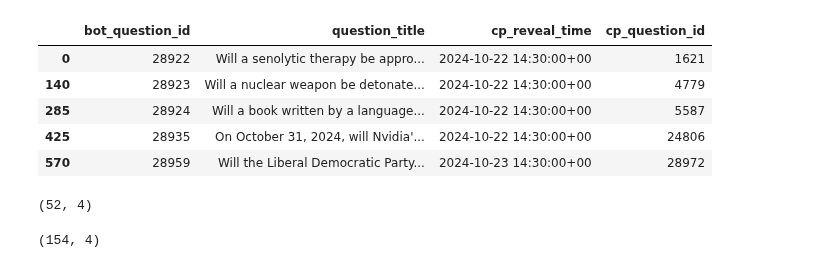
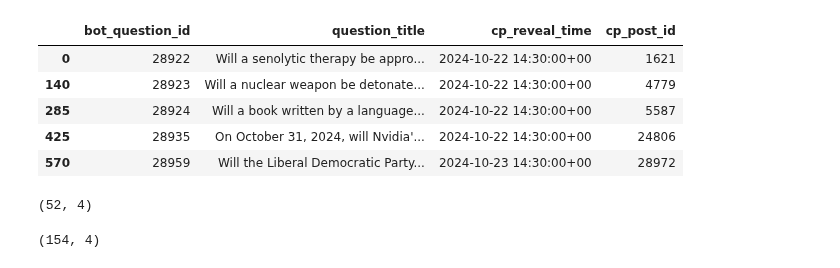
Before and after one commit to Metaculus/aib-analysis, a Jupyter notebook: process_cp_data.ipynb, the cells around one changed output. Cells and saved outputs as stored; diff of their text form; code cells hidden in the pictures.

```diff
--- a/process_cp_data.ipynb
+++ b/process_cp_data.ipynb
@@ -22,16 +22,16 @@ def add_question_ids(df):
         return match.group(1) if match else None
 
     # Create new column with extracted IDs
-    df['cp_question_id'] = df['link'].apply(extract_metaculus_id)
+    df['cp_post_id'] = df['link'].apply(extract_metaculus_id)
     return df
 
 fabQuestions = add_question_ids(fabQuestions)
 
-# Take only the questions that were also on main feed (cp_question_id not None)
-fabQuestions = fabQuestions[~fabQuestions['cp_question_id'].isna()]
+# Take only the questions that were also on main feed (cp_post_id not None)
+fabQuestions = fabQuestions[~fabQuestions['cp_post_id'].isna()]
 # %%
 # Merge scores and fabQuestions on question title
-merged = scores[['bot_question_id', 'question_title', 'cp_reveal_time']].merge(fabQuestions[['question_title', 'cp_question_id']], on='question_title', how='right')
+merged = scores[['bot_question_id', 'question_title', 'cp_reveal_time']].merge(fabQuestions[['question_title', 'cp_post_id']], on='question_title', how='right')
 
 # Drop duplicates
 merged = merged.drop_duplicates()
@@ -40,9 +40,9 @@ merged = merged.drop_duplicates()
 merged['bot_question_id'] = merged['bot_question_id'].astype('Int64')
 # %%
 # Show head of merged data where cp_question_id is not null
-merged[~merged['cp_question_id'].isnull()].head()
+merged[~merged['cp_post_id'].isnull()].head()
 # %% [output]
-|  | bot_question_id | question_title | cp_reveal_time | cp_question_id |
+|  | bot_question_id | question_title | cp_reveal_time | cp_post_id |
 | 0 | 28922 | Will a senolytic therapy be appro... | 2024-10-22 14:30:00+00 | 1621 |
 | 140 | 28923 | Will a nuclear weapon be detonate... | 2024-10-22 14:30:00+00 | 4779 |
 | 285 | 28924 | Will a book written by a language... | 2024-10-22 14:30:00+00 | 5587 |
```
Also changed, not shown: parts of 2 cells of this notebook, 2 other files.
